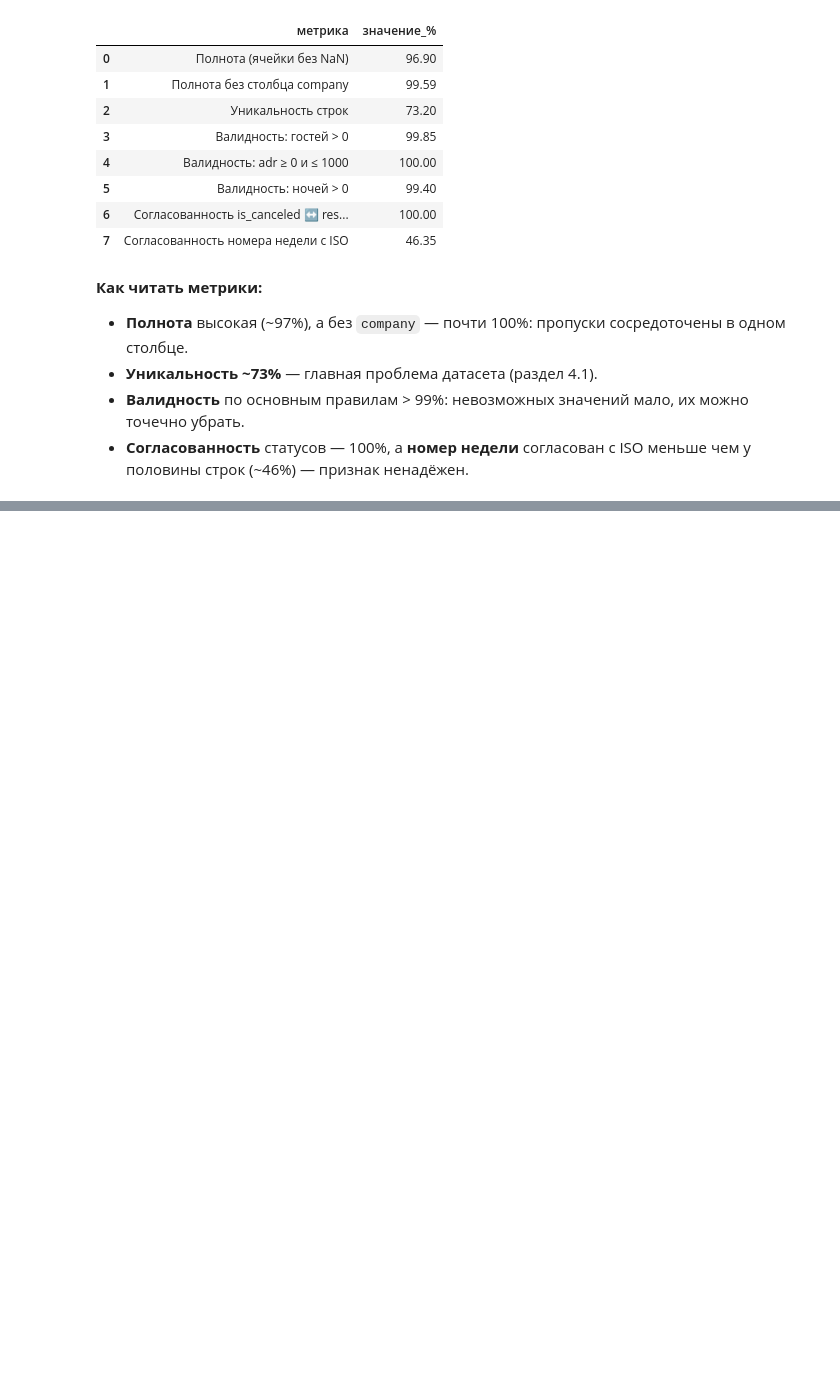
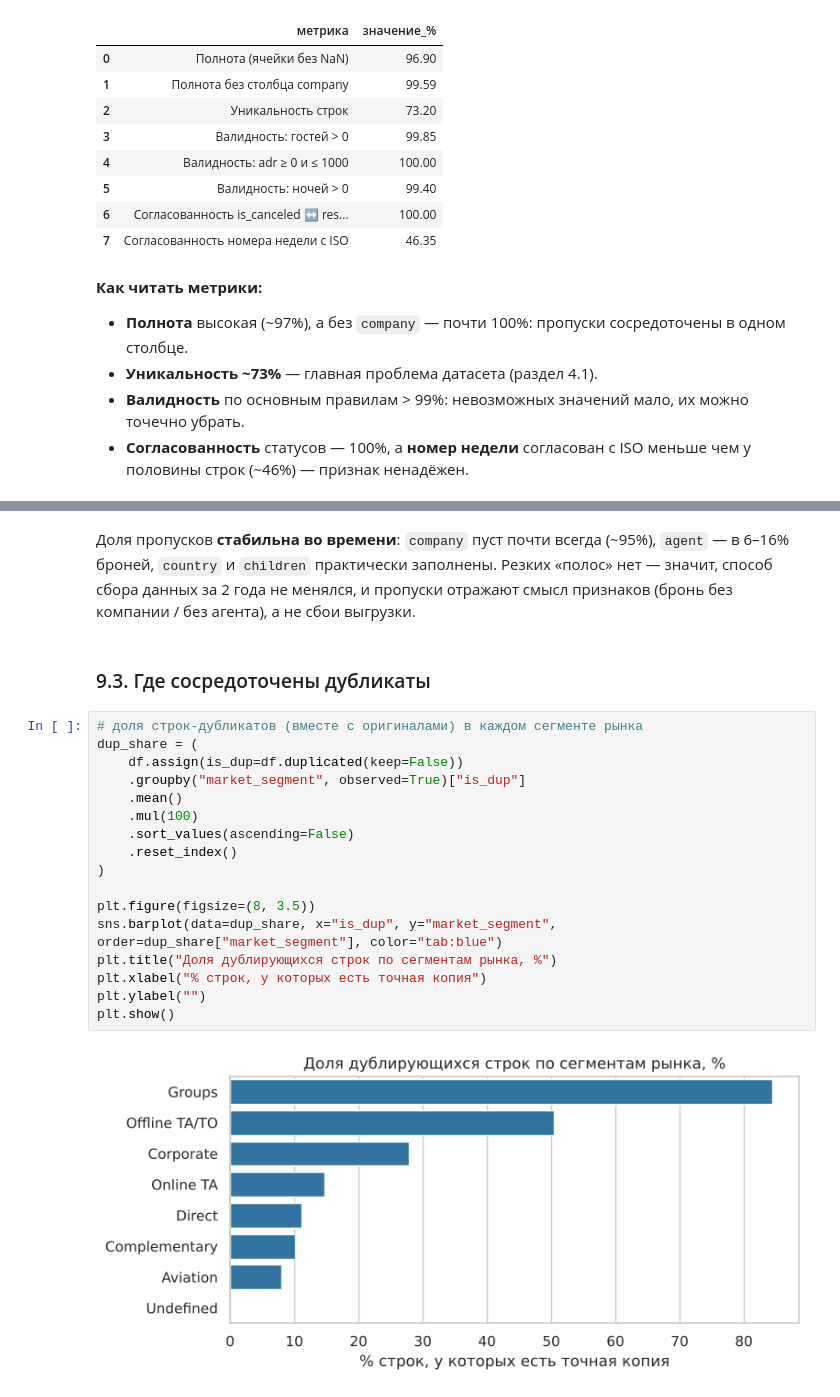
Before and after one commit to kozyrevaev/Data_Engineering_Kozyreva, a Jupyter notebook: notebooks/EDA.ipynb, the cells around one changed output, grey strips where cells are left out. Saved outputs shown, nothing was run; the diff lists cells and outputs as text; blank space fills up the shorter version.

```diff
--- a/notebooks/EDA.ipynb
+++ b/notebooks/EDA.ipynb
@@ -480,0 +523,23 @@ quality
+# %% [markdown]
+Доля пропусков **стабильна во времени**: `company` пуст почти всегда (~95%), `agent` — в 6–16% броней, `country` и `children` практически заполнены. Резких «полос» нет — значит, способ сбора данных за 2 года не менялся, и пропуски отражают смысл признаков (бронь без компании / без агента), а не сбои выгрузки.
+# %% [markdown]
+### 9.3. Где сосредоточены дубликаты
+# %%
+# доля строк-дубликатов (вместе с оригиналами) в каждом сегменте рынка
+dup_share = (
+    df.assign(is_dup=df.duplicated(keep=False))
+    .groupby("market_segment", observed=True)["is_dup"]
+    .mean()
+    .mul(100)
+    .sort_values(ascending=False)
+    .reset_index()
+)
+
+plt.figure(figsize=(8, 3.5))
+sns.barplot(data=dup_share, x="is_dup", y="market_segment", order=dup_share["market_segment"], color="tab:blue")
+plt.title("Доля дублирующихся строк по сегментам рынка, %")
+plt.xlabel("% строк, у которых есть точная копия")
+plt.ylabel("")
+plt.show()
+# %% [output]
+[figure, added]
```
Also changed, not shown: parts of 27 cells of this notebook, 2 other files.
